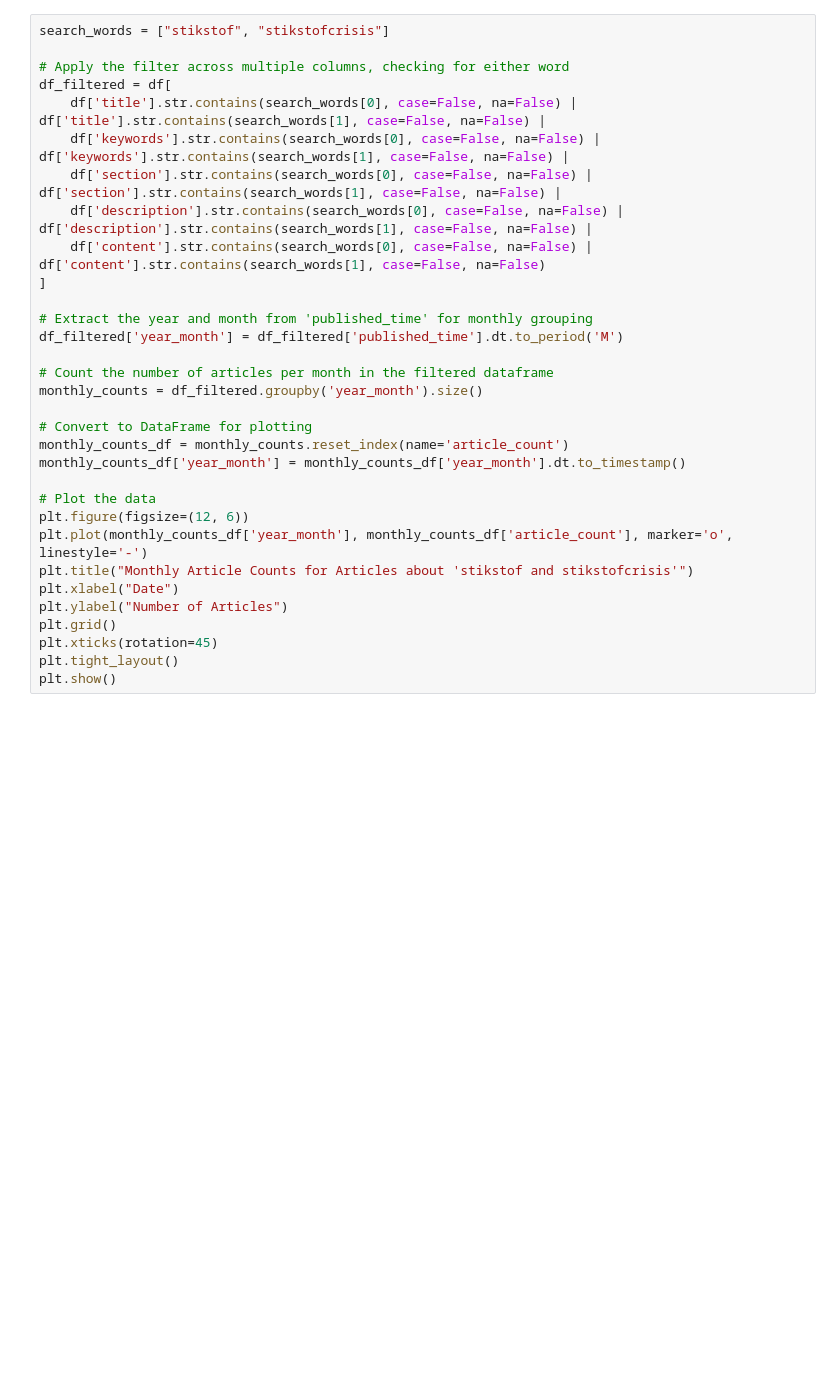
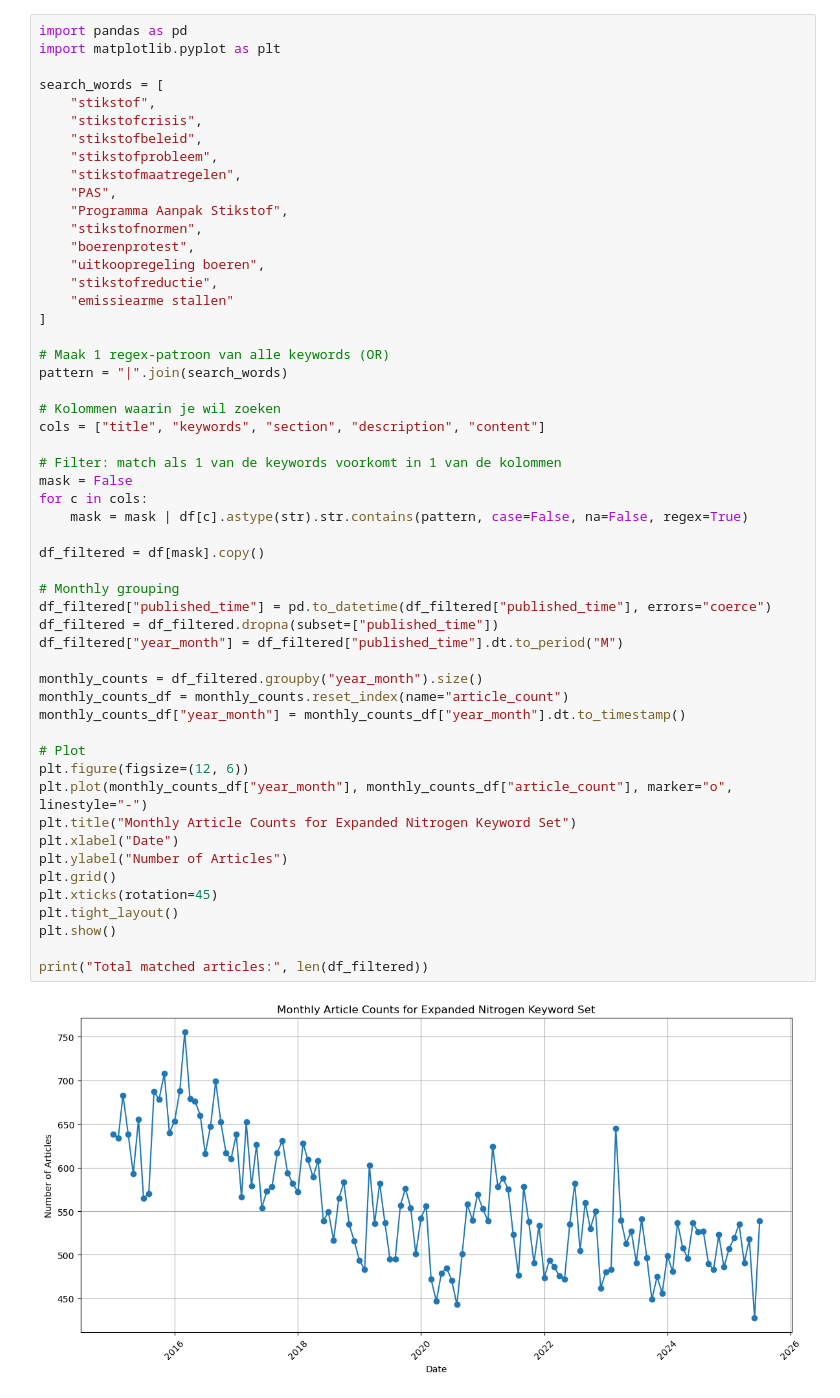
Before and after one commit to pellestam1002/Social_Computing, a Jupyter notebook: data.ipynb, the cells around one changed output. Saved outputs shown, nothing was run; the diff lists cells and outputs as text; blank space fills up the shorter version.

```diff
--- a/data.ipynb
+++ b/data.ipynb
@@ -66,32 +80,55 @@ print(row_specific_time.to_string(index=False))
 # %%
-search_words = ["stikstof", "stikstofcrisis"]
+import pandas as pd
+import matplotlib.pyplot as plt
 
-# Apply the filter across multiple columns, checking for either word
-df_filtered = df[
-    df['title'].str.contains(search_words[0], case=False, na=False) | df['title'].str.contains(search_words[1], case=False, na=False) |
-    df['keywords'].str.contains(search_words[0], case=False, na=False) | df['keywords'].str.contains(search_words[1], case=False, na=False) |
-    df['section'].str.contains(search_words[0], case=False, na=False) | df['section'].str.contains(search_words[1], case=False, na=False) |
-    df['description'].str.contains(search_words[0], case=False, na=False) | df['description'].str.contains(search_words[1], case=False, na=False) |
-    df['content'].str.contains(search_words[0], case=False, na=False) | df['content'].str.contains(search_words[1], case=False, na=False)
+search_words = [
+    "stikstof",
+    "stikstofcrisis",
+    "stikstofbeleid",
+    "stikstofprobleem",
+    "stikstofmaatregelen",
+    "PAS",
+    "Programma Aanpak Stikstof",
+    "stikstofnormen",
+    "boerenprotest",
+    "uitkoopregeling boeren",
+    "stikstofreductie",
+    "emissiearme stallen"
 ]
 
-# Extract the year and month from 'published_time' for monthly grouping
-df_filtered['year_month'] = df_filtered['published_time'].dt.to_period('M')
+# Maak 1 regex-patroon van alle keywords (OR)
+pattern = "|".join(search_words)
 
-# Count the number of articles per month in the filtered dataframe
-monthly_counts = df_filtered.groupby('year_month').size()
+# Kolommen waarin je wil zoeken
+cols = ["title", "keywords", "section", "description", "content"]
 
-# Convert to DataFrame for plotting
-monthly_counts_df = monthly_counts.reset_index(name='article_count')
-monthly_counts_df['year_month'] = monthly_counts_df['year_month'].dt.to_timestamp()
+# Filter: match als 1 van de keywords voorkomt in 1 van de kolommen
+mask = False
+for c in cols:
+    mask = mask | df[c].astype(str).str.contains(pattern, case=False, na=False, regex=True)
 
-# Plot the data
+df_filtered = df[mask].copy()
+
+# Monthly grouping
+df_filtered["published_time"] = pd.to_datetime(df_filtered["published_time"], errors="coerce")
+df_filtered = df_filtered.dropna(subset=["published_time"])
+df_filtered["year_month"] = df_filtered["published_time"].dt.to_period("M")
+
+monthly_counts = df_filtered.groupby("year_month").size()
+monthly_counts_df = monthly_counts.reset_index(name="article_count")
+monthly_counts_df["year_month"] = monthly_counts_df["year_month"].dt.to_timestamp()
+
+# Plot
 plt.figure(figsize=(12, 6))
-plt.plot(monthly_counts_df['year_month'], monthly_counts_df['article_count'], marker='o', linestyle='-')
-plt.title("Monthly Article Counts for Articles about 'stikstof and stikstofcrisis'")
+plt.plot(monthly_counts_df["year_month"], monthly_counts_df["article_count"], marker="o", linestyle="-")
+plt.title("Monthly Article Counts for Expanded Nitrogen Keyword Set")
 plt.xlabel("Date")
 plt.ylabel("Number of Articles")
 plt.grid()
 plt.xticks(rotation=45)
 plt.tight_layout()
 plt.show()
+
+print("Total matched articles:", len(df_filtered))
+# %% [output]
+[figure, added]
```
Also changed, not shown: parts of 6 cells of this notebook.
